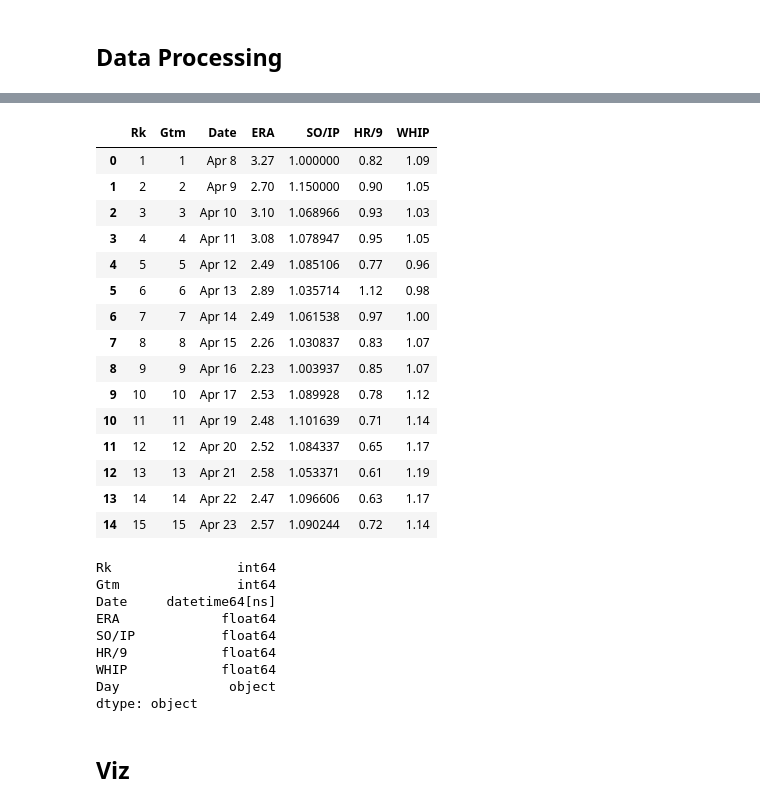
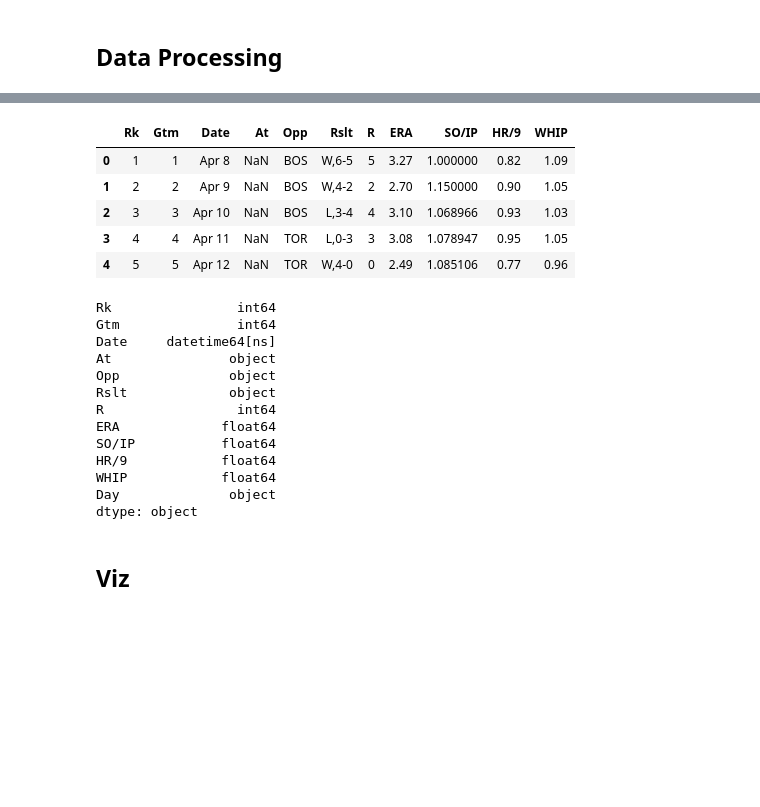
Before and after one commit to Steven-Woodring/Dingers_And_Data, a Jupyter notebook: Team_ERA/Team_ERA.ipynb, the cells around one changed output, grey strips where cells are left out. Drawn from its saved outputs; the diff is of its cells as text; code cells hidden in the pictures; blank space fills up the shorter version.

```diff
--- a/Team_ERA/Team_ERA.ipynb
+++ b/Team_ERA/Team_ERA.ipynb
@@ -39,24 +39,14 @@ pitching_df.tail()
 # %%
 # Filter for necessary columns
-pitching_df = pitching_df[['Rk', 'Gtm', 'Date', 'ERA', 'SO/IP', 'HR/9', 'WHIP']]
-pitching_df.head(15)
+pitching_df = pitching_df[['Rk', 'Gtm', 'Date', 'At', 'Opp', 'Rslt', 'R', 'ERA', 'SO/IP', 'HR/9', 'WHIP']]
+pitching_df.head()
 # %% [output]
-|  | Rk | Gtm | Date | ERA | SO/IP | HR/9 | WHIP |
-| 0 | 1 | 1 | Apr 8 | 3.27 | 1.000000 | 0.82 | 1.09 |
-| 1 | 2 | 2 | Apr 9 | 2.70 | 1.150000 | 0.90 | 1.05 |
-| 2 | 3 | 3 | Apr 10 | 3.10 | 1.068966 | 0.93 | 1.03 |
-| 3 | 4 | 4 | Apr 11 | 3.08 | 1.078947 | 0.95 | 1.05 |
-| 4 | 5 | 5 | Apr 12 | 2.49 | 1.085106 | 0.77 | 0.96 |
-| 5 | 6 | 6 | Apr 13 | 2.89 | 1.035714 | 1.12 | 0.98 |
-| 6 | 7 | 7 | Apr 14 | 2.49 | 1.061538 | 0.97 | 1.00 |
-| 7 | 8 | 8 | Apr 15 | 2.26 | 1.030837 | 0.83 | 1.07 |
-| 8 | 9 | 9 | Apr 16 | 2.23 | 1.003937 | 0.85 | 1.07 |
-| 9 | 10 | 10 | Apr 17 | 2.53 | 1.089928 | 0.78 | 1.12 |
-| 10 | 11 | 11 | Apr 19 | 2.48 | 1.101639 | 0.71 | 1.14 |
-| 11 | 12 | 12 | Apr 20 | 2.52 | 1.084337 | 0.65 | 1.17 |
-| 12 | 13 | 13 | Apr 21 | 2.58 | 1.053371 | 0.61 | 1.19 |
-| 13 | 14 | 14 | Apr 22 | 2.47 | 1.096606 | 0.63 | 1.17 |
-| 14 | 15 | 15 | Apr 23 | 2.57 | 1.090244 | 0.72 | 1.14 |
+|  | Rk | Gtm | Date | At | Opp | Rslt | R | ERA | SO/IP | HR/9 | WHIP |
+| 0 | 1 | 1 | Apr 8 | NaN | BOS | W,6-5 | 5 | 3.27 | 1.000000 | 0.82 | 1.09 |
+| 1 | 2 | 2 | Apr 9 | NaN | BOS | W,4-2 | 2 | 2.70 | 1.150000 | 0.90 | 1.05 |
+| 2 | 3 | 3 | Apr 10 | NaN | BOS | L,3-4 | 4 | 3.10 | 1.068966 | 0.93 | 1.03 |
+| 3 | 4 | 4 | Apr 11 | NaN | TOR | L,0-3 | 3 | 3.08 | 1.078947 | 0.95 | 1.05 |
+| 4 | 5 | 5 | Apr 12 | NaN | TOR | W,4-0 | 0 | 2.49 | 1.085106 | 0.77 | 0.96 |
 # %%
 # Convert Date string to datetime
 pitching_df['Date'] = pitching_df['Date'] + ' 2022'
@@ -67,6 +57,10 @@ pitching_df.dtypes
 Rk                int64
 Gtm               int64
 Date     datetime64[ns]
+At               object
+Opp              object
+Rslt             object
+R                 int64
 ERA             float64
 SO/IP           float64
 HR/9            float64
```
Also changed, not shown: parts of 4 cells of this notebook, 1 other file.
